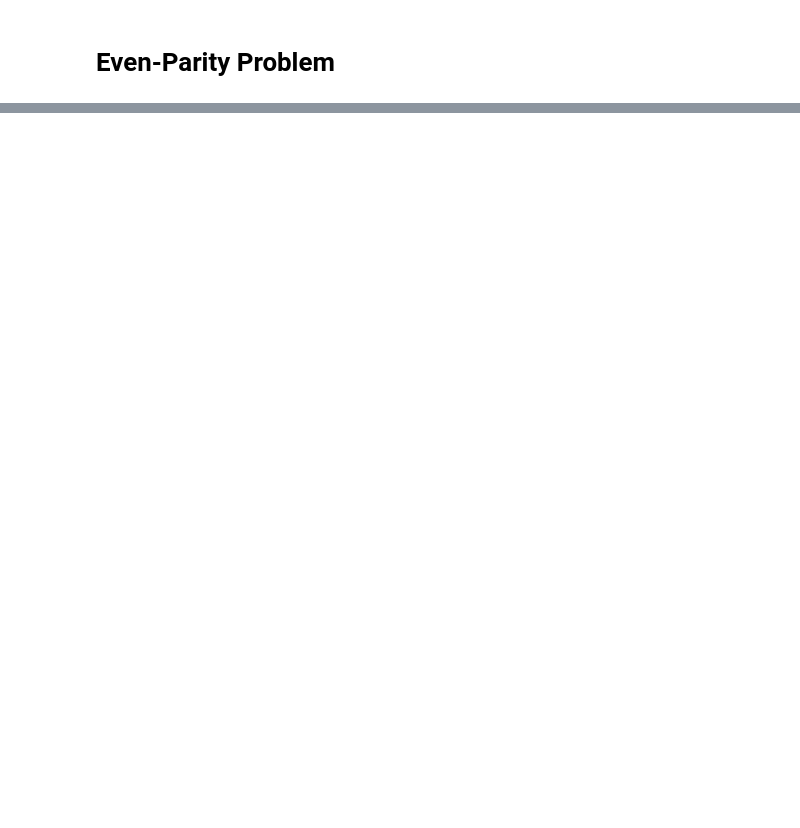
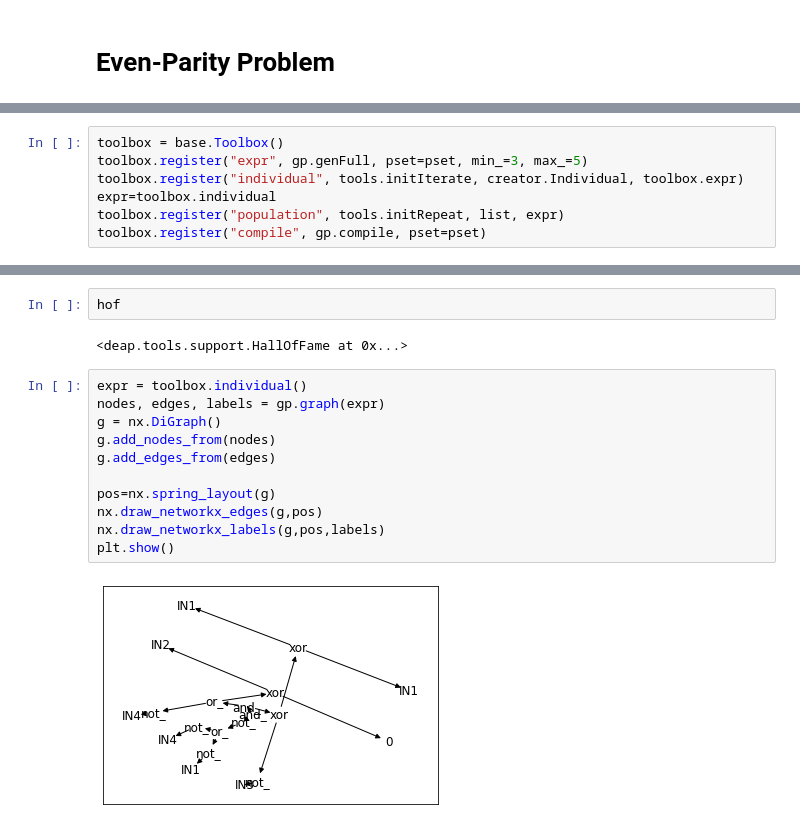
Before and after one commit to Amplil/genetic_programming, a Jupyter notebook: genetic_programming_official_test.ipynb, the cells around one changed output, grey strips where cells are left out. Drawn from its saved outputs; the diff is of its cells as text; blank space fills up the shorter version.

```diff
--- a/genetic_programming_official_test.ipynb
+++ b/genetic_programming_official_test.ipynb
@@ -128,0 +153,7 @@ plt.show()
+# %%
+toolbox = base.Toolbox()
+toolbox.register("expr", gp.genFull, pset=pset, min_=3, max_=5)
+toolbox.register("individual", tools.initIterate, creator.Individual, toolbox.expr)
+expr=toolbox.individual
+toolbox.register("population", tools.initRepeat, list, expr)
+toolbox.register("compile", gp.compile, pset=pset)
@@ -128,0 +216,17 @@ plt.show()
+# %%
+hof
+# %% [output]
+<deap.tools.support.HallOfFame at 0x...>
+# %%
+expr = toolbox.individual()
+nodes, edges, labels = gp.graph(expr)
+g = nx.DiGraph()
+g.add_nodes_from(nodes)
+g.add_edges_from(edges)
+
+pos=nx.spring_layout(g)
+nx.draw_networkx_edges(g,pos)
+nx.draw_networkx_labels(g,pos,labels)
+plt.show()
+# %% [output]
+[figure, added]
```
Also changed, not shown: parts of 17 cells of this notebook.
